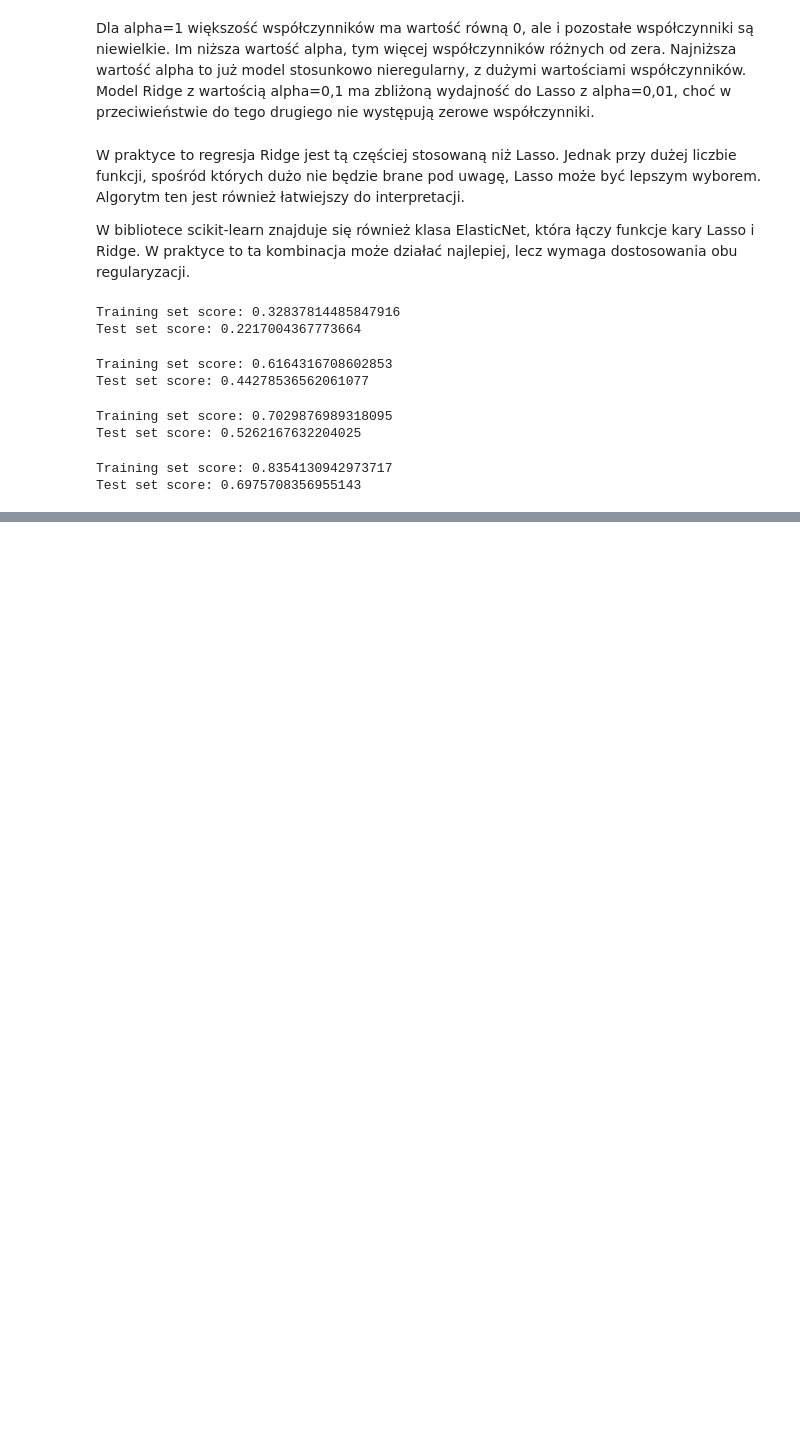
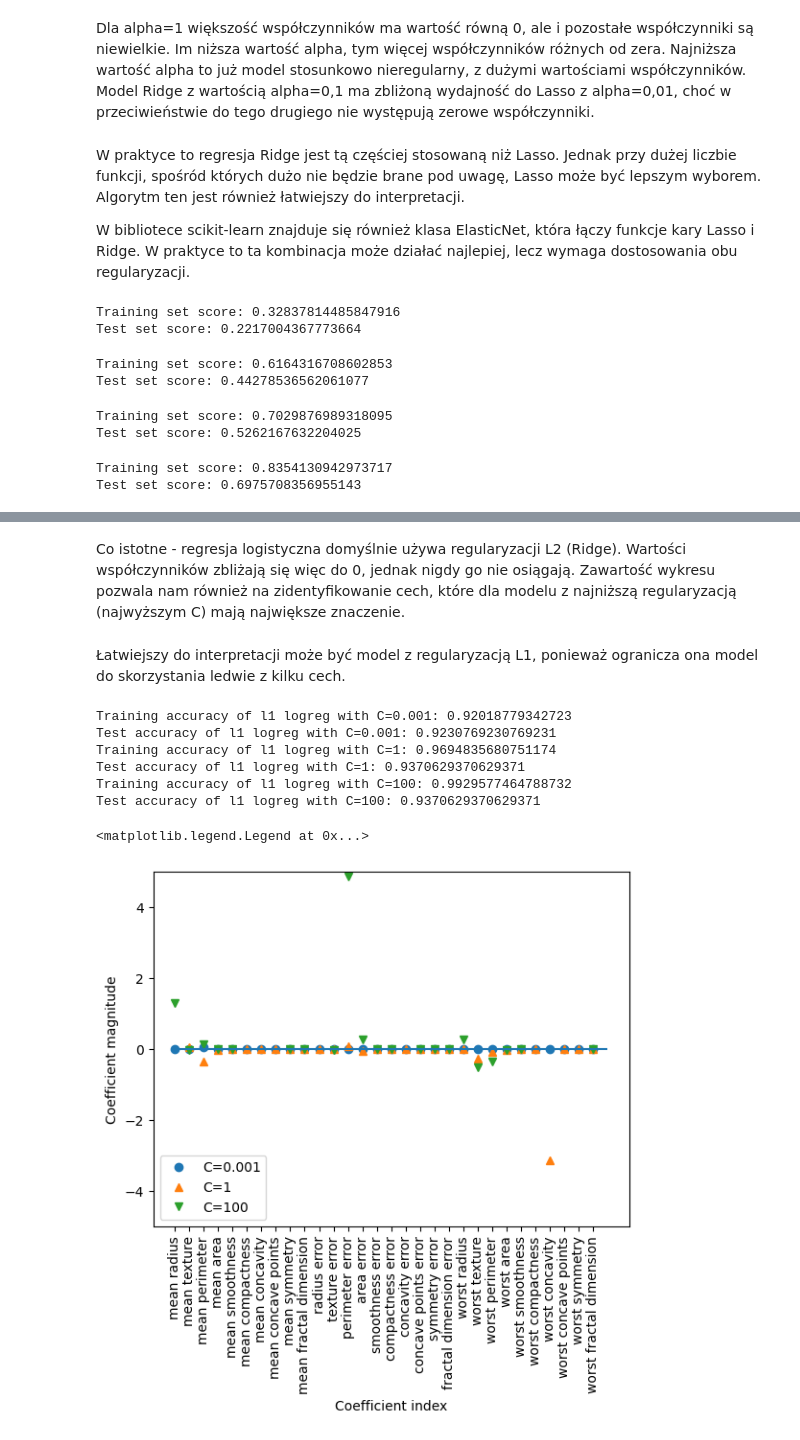
Before and after one commit to jakubtwalczak/Muller_Guido_Introduction_to_ML, a Jupyter notebook: Rozdział_2_uczenie_nadzorowane_cz_1.ipynb, the cells around one changed output, grey strips where cells are left out. Cells and saved outputs as stored; diff of their text form; code cells hidden in the pictures; blank space fills up the shorter version.

```diff
--- a/Rozdział_2_uczenie_nadzorowane_cz_1.ipynb
+++ b/Rozdział_2_uczenie_nadzorowane_cz_1.ipynb
@@ -551,0 +654,27 @@ Test set score: 0.6975708356955143
+# %% [markdown]
+Co istotne - regresja logistyczna domyślnie używa regularyzacji L2 (Ridge). Wartości współczynników zbliżają się więc do 0, jednak nigdy go nie osiągają. Zawartość wykresu pozwala nam również na zidentyfikowanie cech, które dla modelu z najniższą regularyzacją (najwyższym C) mają największe znaczenie.
+# %% [markdown]
+Łatwiejszy do interpretacji może być model z regularyzacją L1, ponieważ ogranicza ona model do skorzystania ledwie z kilku cech.
+# %%
+for C, marker in zip([0.001, 1, 100], ['o', '^', 'v']):
+    lr_l1 = LogisticRegression(C=C, penalty="l1", solver='liblinear', max_iter=100000).fit(X_train, y_train)
+    print(f"Training accuracy of l1 logreg with C={C}: {lr_l1.score(X_train, y_train)}")
+    print(f"Test accuracy of l1 logreg with C={C}: {lr_l1.score(X_test, y_test)}")
+    plt.plot(lr_l1.coef_.T, marker, label=f"C={C}")
+
+plt.xticks(range(cancer.data.shape[1]), cancer.feature_names, rotation=90)
+plt.hlines(0, 0, cancer.data.shape[1])
+plt.xlabel("Coefficient index")
+plt.ylabel("Coefficient magnitude")
+
+plt.ylim(-5, 5)
+plt.legend(loc=3)
+# %% [output]
+Training accuracy of l1 logreg with C=0.001: 0.92018779342723
+Test accuracy of l1 logreg with C=0.001: 0.9230769230769231
+Training accuracy of l1 logreg with C=1: 0.9694835680751174
+Test accuracy of l1 logreg with C=1: 0.9370629370629371
+Training accuracy of l1 logreg with C=100: 0.9929577464788732
+Test accuracy of l1 logreg with C=100: 0.9370629370629371
+<matplotlib.legend.Legend at 0x...>
+[figure, added]
```
Also changed, not shown: parts of 27 cells of this notebook.
